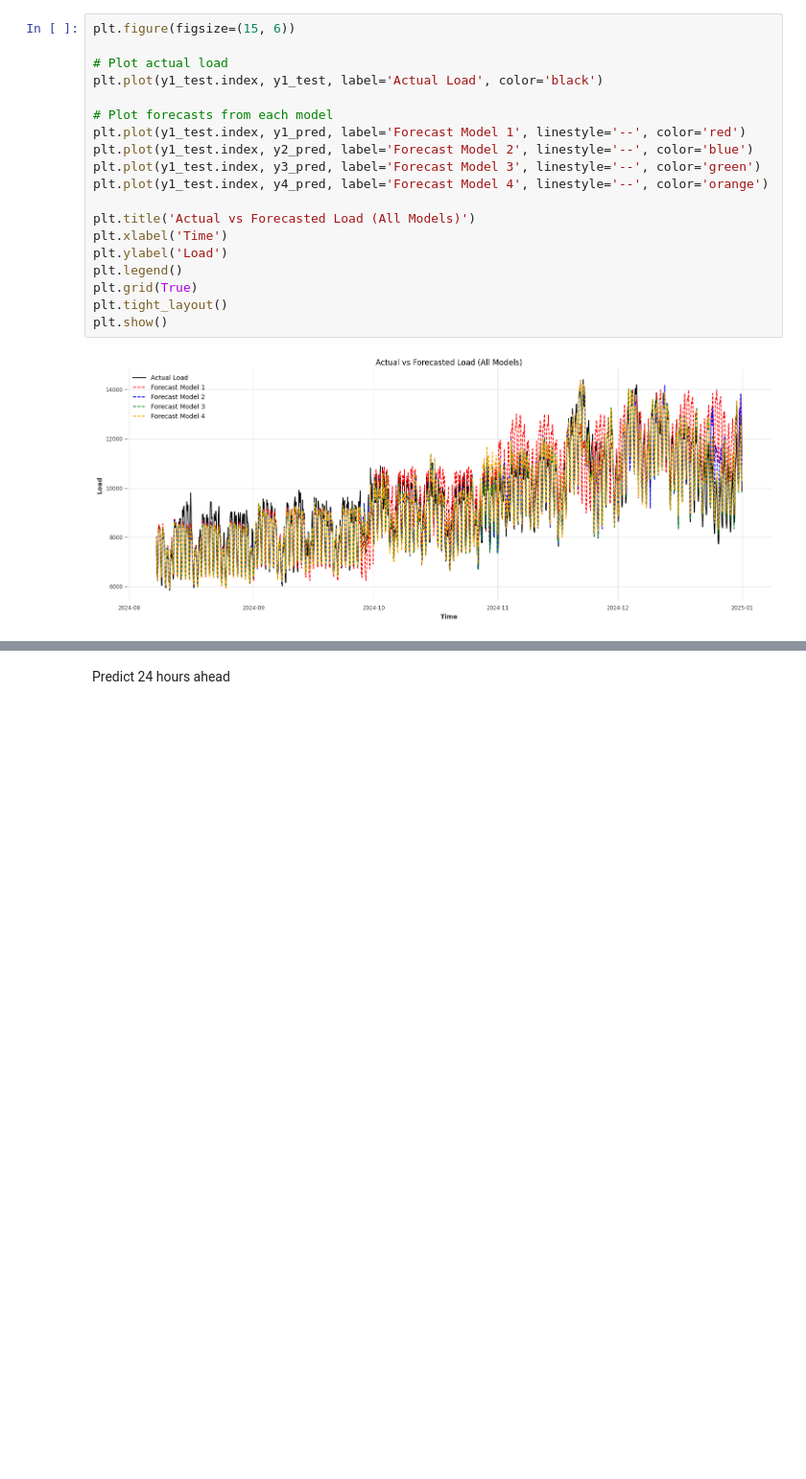
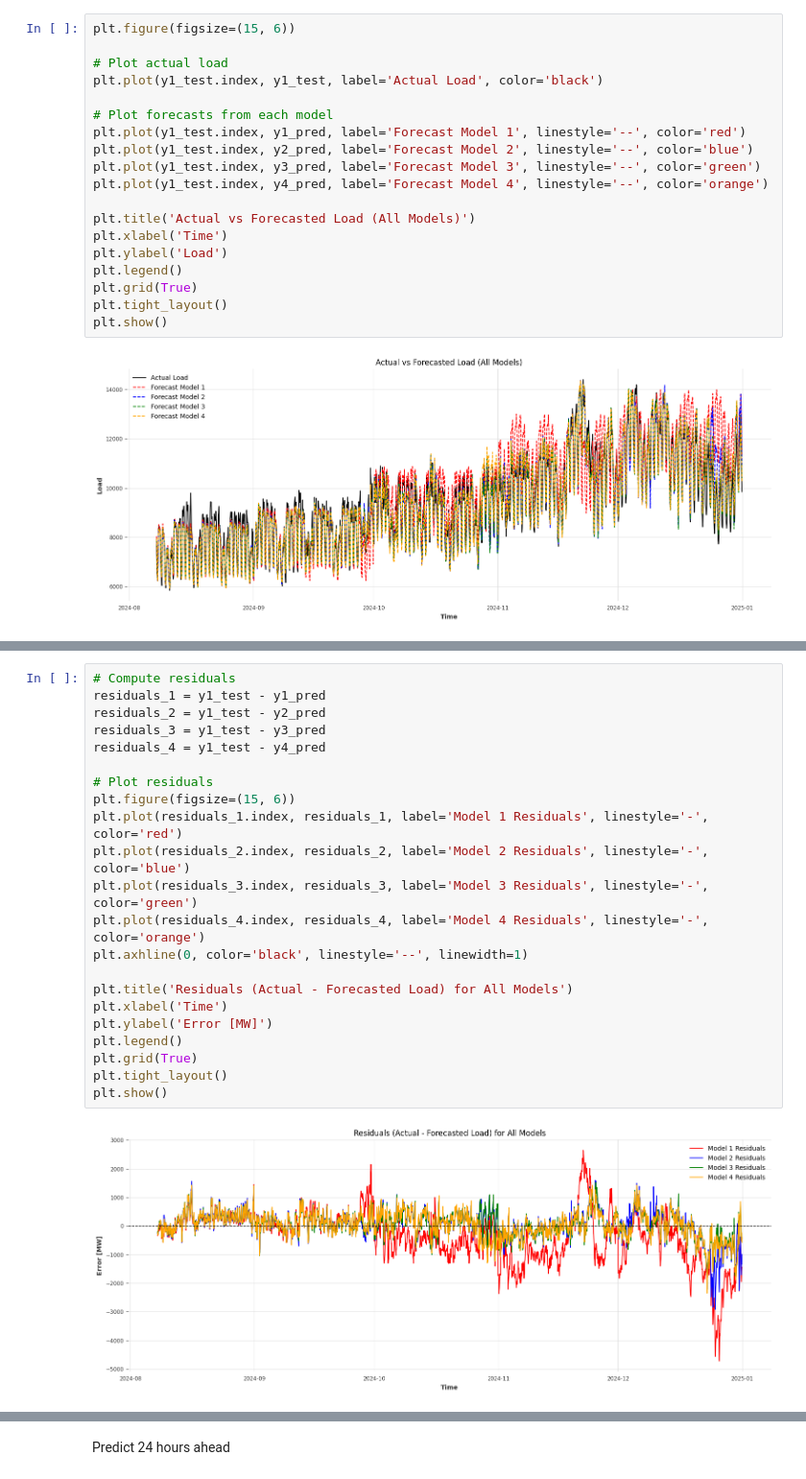
Before and after one commit to jakfar/Project, a Jupyter notebook: Preprocess dio copy.ipynb, the cells around one changed output, grey strips where cells are left out. Shown at 96% size. Drawn from its saved outputs; the diff is of its cells as text; blank space fills up the shorter version.

```diff
--- a/Preprocess dio copy.ipynb
+++ b/Preprocess dio copy.ipynb
@@ -535,0 +536,24 @@ plt.show()
+# %%
+# Compute residuals
+residuals_1 = y1_test - y1_pred
+residuals_2 = y1_test - y2_pred
+residuals_3 = y1_test - y3_pred
+residuals_4 = y1_test - y4_pred
+
+# Plot residuals
+plt.figure(figsize=(15, 6))
+plt.plot(residuals_1.index, residuals_1, label='Model 1 Residuals', linestyle='-', color='red')
+plt.plot(residuals_2.index, residuals_2, label='Model 2 Residuals', linestyle='-', color='blue')
+plt.plot(residuals_3.index, residuals_3, label='Model 3 Residuals', linestyle='-', color='green')
+plt.plot(residuals_4.index, residuals_4, label='Model 4 Residuals', linestyle='-', color='orange')
+plt.axhline(0, color='black', linestyle='--', linewidth=1)
+
+plt.title('Residuals (Actual - Forecasted Load) for All Models')
+plt.xlabel('Time')
+plt.ylabel('Error [MW]')
+plt.legend()
+plt.grid(True)
+plt.tight_layout()
+plt.show()
+# %% [output]
+[figure, added]
```
Also changed, not shown: parts of 5 cells of this notebook.
